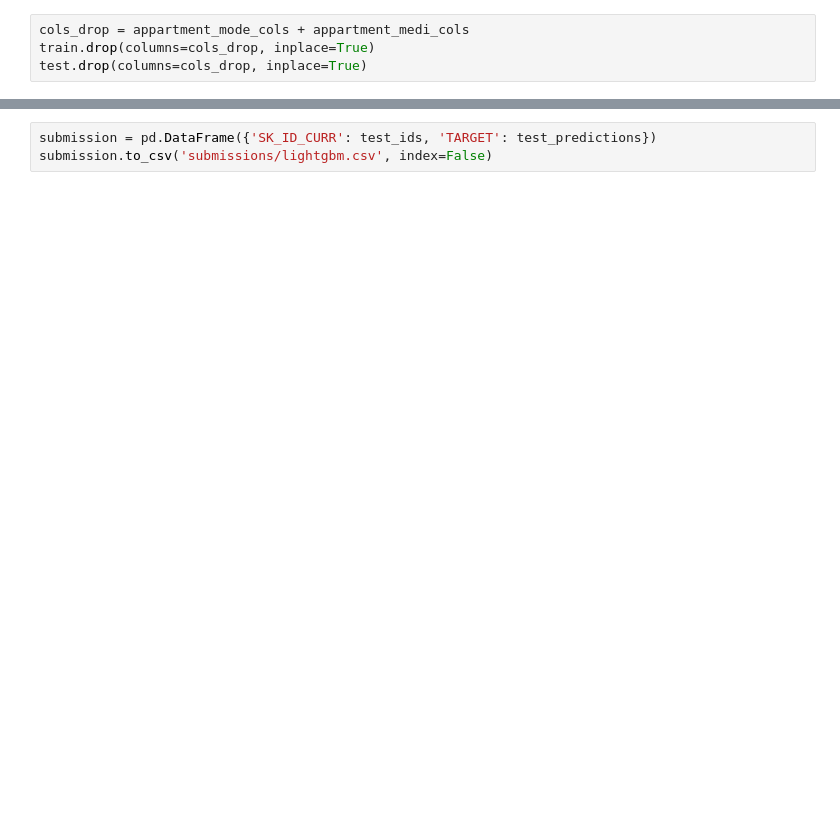
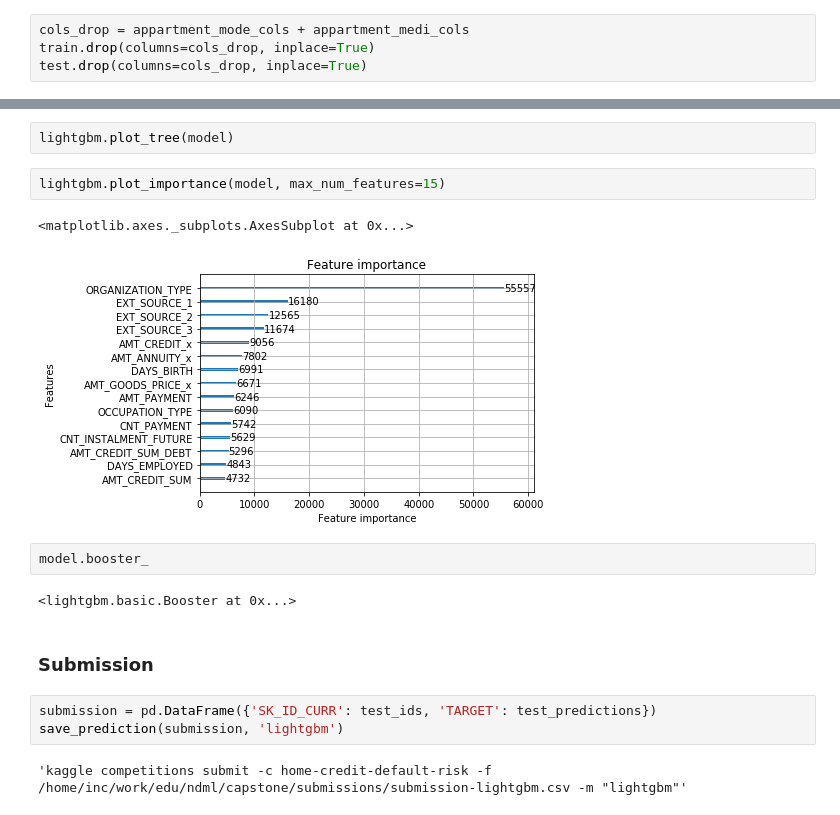
Before and after one commit to astelmashenko/ndml_capstone, a Jupyter notebook: Lightgbm.ipynb, the cells around one changed output, grey strips where cells are left out. Cells and saved outputs as stored; diff of their text form; blank space fills up the shorter version.

```diff
--- a/Lightgbm.ipynb
+++ b/Lightgbm.ipynb
@@ -98,3 +226,18 @@ for train_indices, valid_indices in k_fold.split(features, targets):
+# %%
+lightgbm.plot_tree(model)
+# %%
+lightgbm.plot_importance(model, max_num_features=15)
+# %% [output]
+<matplotlib.axes._subplots.AxesSubplot at 0x...>
+[figure, added]
+# %%
+model.booster_
+# %% [output]
+<lightgbm.basic.Booster at 0x...>
+# %% [markdown]
+### Submission
 # %%
 submission = pd.DataFrame({'SK_ID_CURR': test_ids, 'TARGET': test_predictions})
-submission.to_csv('submissions/lightgbm.csv', index=False)
+save_prediction(submission, 'lightgbm')
+# %% [output]
+'kaggle competitions submit -c home-credit-default-risk -f /home/inc/work/edu/ndml/capstone/submissions/submission-lightgbm.csv -m "lightgbm"'
```
Also changed, not shown: parts of 25 cells of this notebook, 7 other files.
